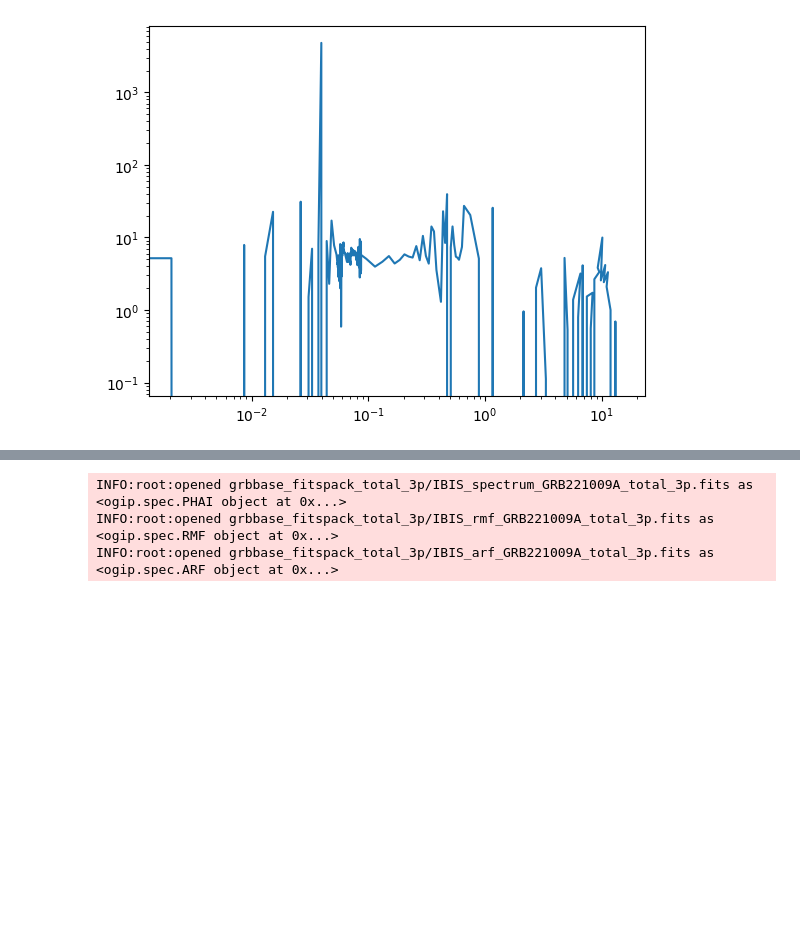
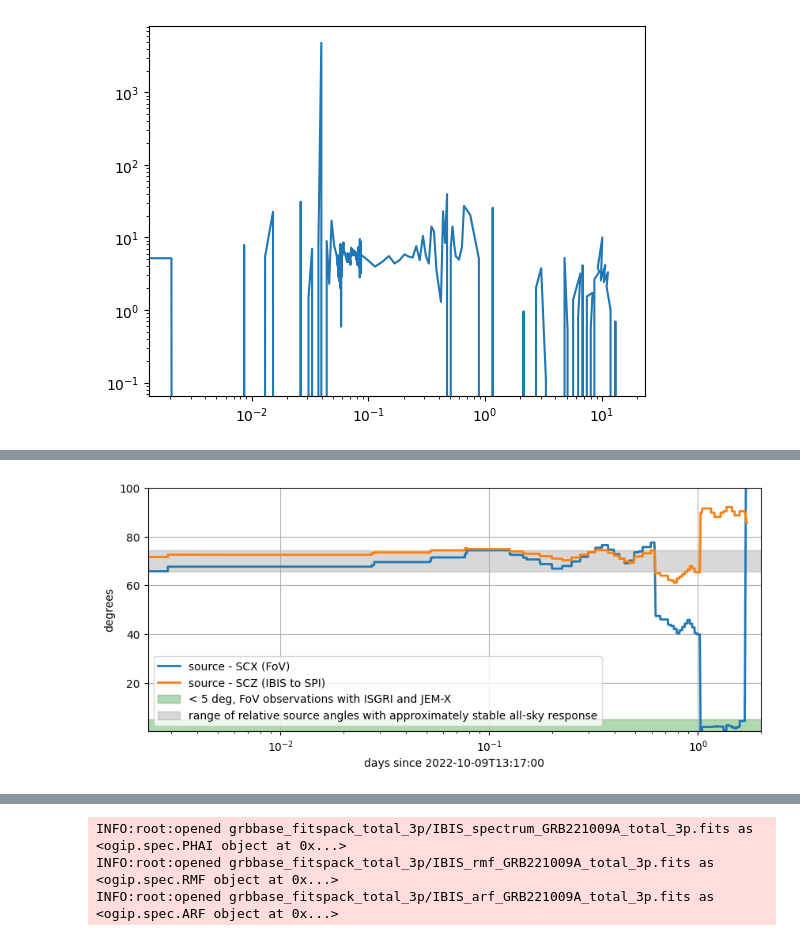
Before and after one commit to volodymyrss/grb221009, a Jupyter notebook: afterglow.ipynb, the cells around one changed output, grey strips where cells are left out. Cells and saved outputs as stored; diff of their text form; code cells hidden in the pictures; blank space fills up the shorter version.

```diff
--- a/afterglow.ipynb
+++ b/afterglow.ipynb
@@ -99,6 +99,9 @@ from astropy.time import Time
 
 T0_isot = v['output_values']['data']['T0_isot']
 T0_ijd = Time(T0_isot).mjd - 51544
+
+# TODO: import from other wfl
+src_coord = SkyCoord("19h 13m 03.43s", "+19d 46m 23.1s", unit=u.deg)
 # %%
 
 from ddpaper.draftdata import load_globals
@@ -161,0 +185,59 @@ picsit_lc['dt'].min()b
+# %%
+ijd2plot = lambda T: (T - T0_ijd)*24*3600
+ijd2plot_d = lambda T: (T - T0_ijd)
+
+att_hist = sshopen("/isdc/arc/rev_3/aux/adp/2558.001/attitude_historic.fits.gz")[1].data
+scx = SkyCoord(att_hist['RA_SCX'], att_hist['DEC_SCX'], unit="deg")
+scz = SkyCoord(att_hist['RA_SCZ'], att_hist['DEC_SCZ'], unit="deg")
+
+theta = scx.separation(src_coord).deg
+
+plt.figure(figsize=(10, 4))
+plt.step(
+# plt.scatter(
+    ijd2plot_d(att_hist['TIME']),
+    # att_hist['RA_SCX'],
+    # att_hist['DEC_SCX']
+    theta,
+    where="pre",
+    label="source - SCX (FoV)",
+    lw=2
+)
+
+plt.step(
+    ijd2plot_d(att_hist['TIME']),
+    -1 * scz.separation(src_coord).deg + 180,
+    label="source - SCZ (IBIS to SPI)",
+    where='pre',
+    lw=2
+)
+
+# m_stable_ons_response = theta > 60
+m_stable_ons_response = ijd2plot_d(att_hist['POINTING_TIME']) - att_hist['DURATION']/24/3600 < 0.1
+m_stable_ons_response &= ijd2plot_d(att_hist['POINTING_TIME']) > -0.1
+
+
+
+plt.axhspan(0, 5, color='green', alpha=0.3, label='< 5 deg, FoV observations with ISGRI and JEM-X')
+# plt.axhspan(5, 10, color='yellow', alpha=0.3)
+
+plt.axhspan(theta[m_stable_ons_response].min(), theta[m_stable_ons_response].max(), color='grey', alpha=0.3,
+            label="range of relative source angles with approximately stable all-sky response")
+
+
+plt.xlim([200/24/3600, 2])
+plt.ylim([0.1, 100])
+
+# plt.loglog()
+plt.semilogx()
+
+plt.legend(loc='lower left')
+
+plt.xlabel(f"days since {T0_isot}")
+plt.ylabel(f"degrees")
+
+plt.grid()
+
+plt.savefig("relpos_history.pdf")
+# %% [output]
+[figure, added]
```
Also changed, not shown: parts of 11 cells of this notebook, 2 other files.
